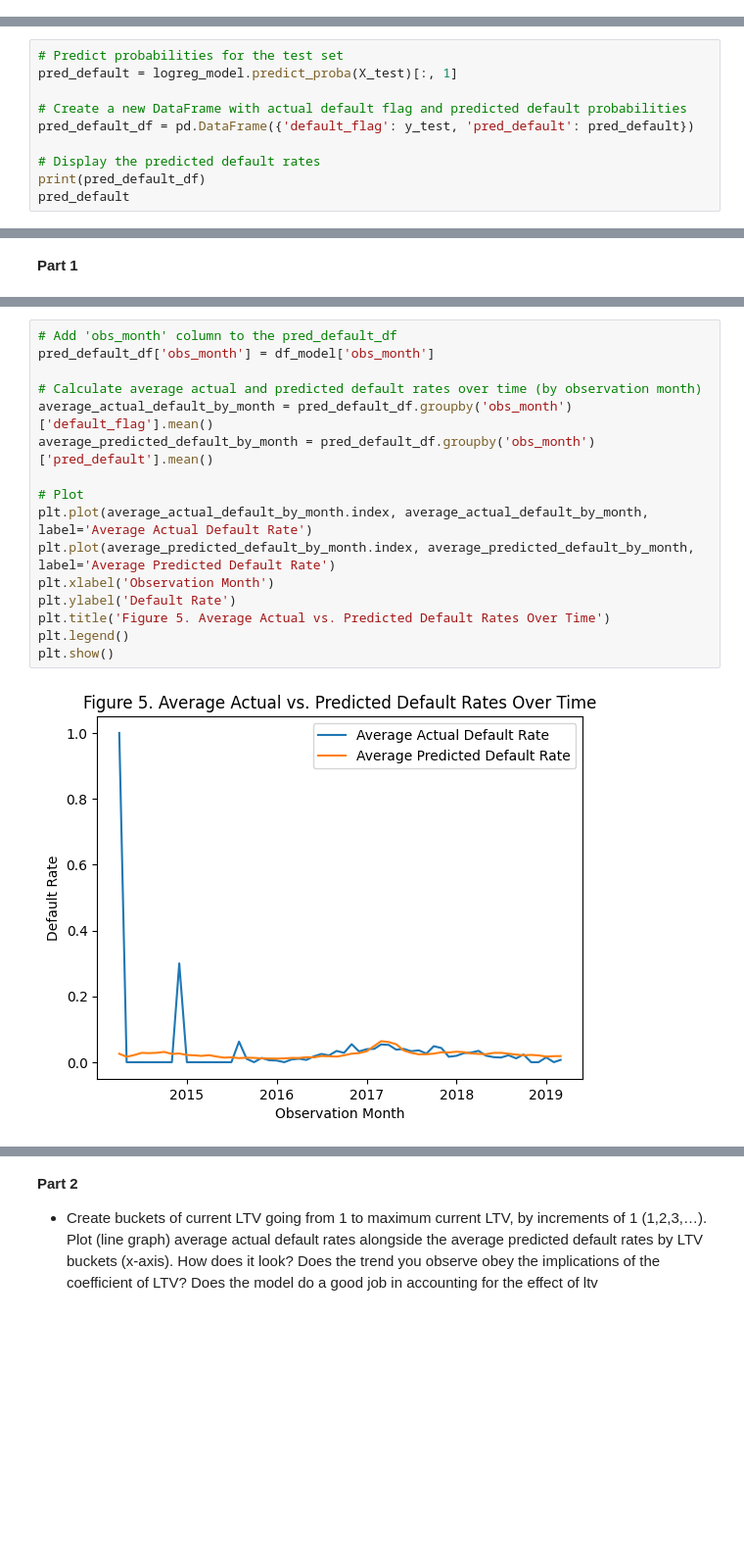
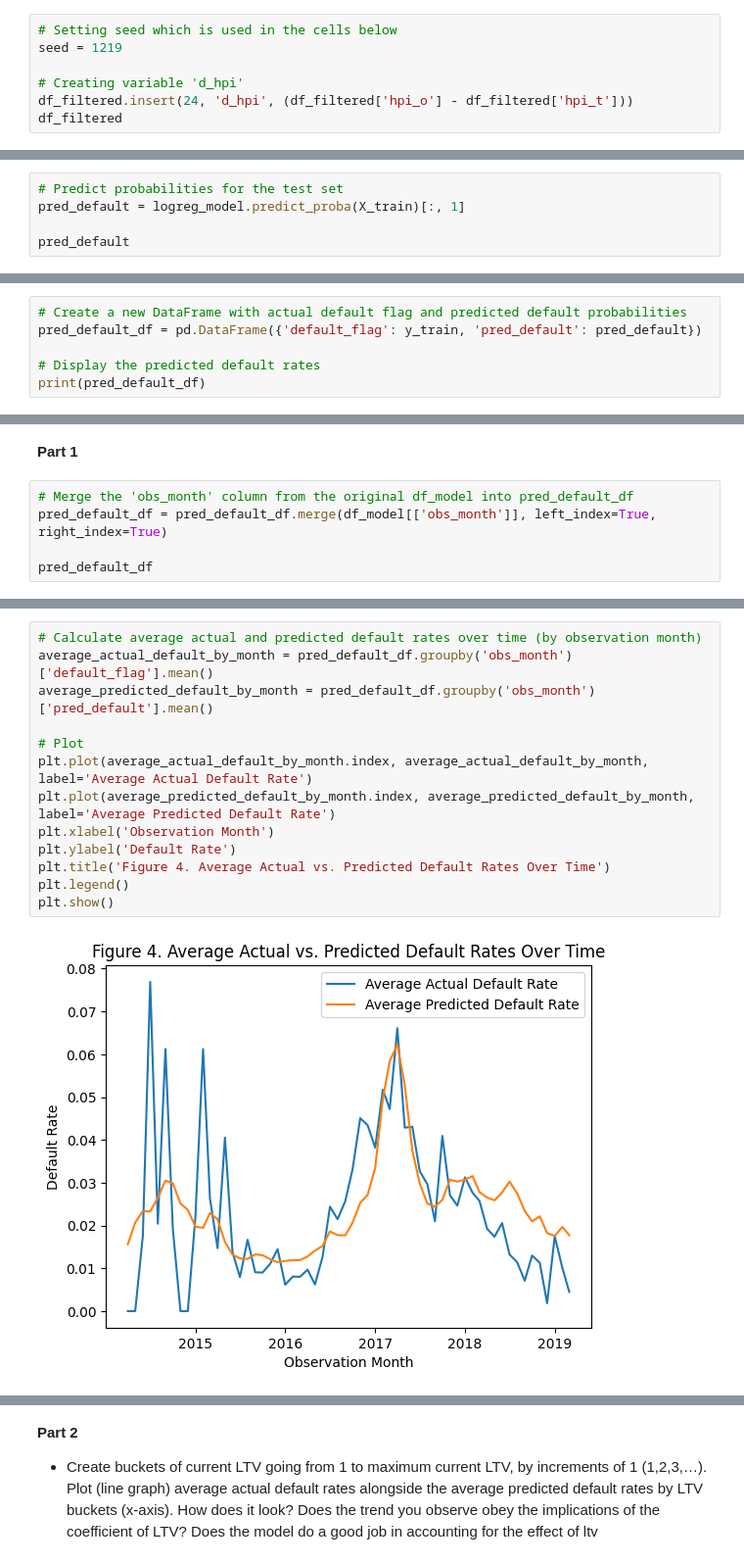
Before and after one commit to Milanomac/data-science-python, a Jupyter notebook: other-data-science-projects/02_challenge_loans/notebook_new.ipynb, the cells around one changed output, grey strips where cells are left out. Shown at 98% size. Saved outputs shown, nothing was run; the diff lists cells and outputs as text; blank space fills up the shorter version.

```diff
--- a/other-data-science-projects/02_challenge_loans/notebook_new.ipynb
+++ b/other-data-science-projects/02_challenge_loans/notebook_new.ipynb
@@ -486,0 +494,7 @@ See the caveats in the documentation: https://pandas.pydata.org/pandas-docs/stab
+# %%
+# Setting seed which is used in the cells below
+seed = 1219
+
+# Creating variable 'd_hpi'
+df_filtered.insert(24, 'd_hpi', (df_filtered['hpi_o'] - df_filtered['hpi_t']))
+df_filtered
@@ -571,0 +603,5 @@ Text(0.5, 1.0, 'Figure 4. Distribution of current_ltv')
+# %%
+# Predict probabilities for the test set
+pred_default = logreg_model.predict_proba(X_train)[:, 1]
+
+pred_default
@@ -572,12 +611,8 @@ Text(0.5, 1.0, 'Figure 4. Distribution of current_ltv')
 # %%
-# Predict probabilities for the test set
-pred_default = logreg_model.predict_proba(X_test)[:, 1]
-
 # Create a new DataFrame with actual default flag and predicted default probabilities
-pred_default_df = pd.DataFrame({'default_flag': y_test, 'pred_default': pred_default})
+pred_default_df = pd.DataFrame({'default_flag': y_train, 'pred_default': pred_default})
 
 # Display the predicted default rates
 print(pred_default_df)
-pred_default
 # %% [output]
        default_flag  pred_default
@@ -608,3 +641,8 @@ array([0.02325416, 0.00681073, 0.00946789, ..., 0.02874242, 0.0180424 ,
     - Create a single bar plot, comparing the average actual default rate to average predicted default rate, (side by side) per credit score category
 # %% [markdown]
 __Part 1__
+# %%
+# Merge the 'obs_month' column from the original df_model into pred_default_df
+pred_default_df = pred_default_df.merge(df_model[['obs_month']], left_index=True, right_index=True)
+
+pred_default_df
@@ -611,19 +663,16 @@ __Part 1__
 # %%
-# Add 'obs_month' column to the pred_default_df
-pred_default_df['obs_month'] = df_model['obs_month']
-
 # Calculate average actual and predicted default rates over time (by observation month)
 average_actual_default_by_month = pred_default_df.groupby('obs_month')['default_flag'].mean()
 average_predicted_default_by_month = pred_default_df.groupby('obs_month')['pred_default'].mean()
 
 # Plot
 plt.plot(average_actual_default_by_month.index, average_actual_default_by_month, label='Average Actual Default Rate')
 plt.plot(average_predicted_default_by_month.index, average_predicted_default_by_month, label='Average Predicted Default Rate')
 plt.xlabel('Observation Month')
 plt.ylabel('Default Rate')
-plt.title('Figure 5. Average Actual vs. Predicted Default Rates Over Time')
+plt.title('Figure 4. Average Actual vs. Predicted Default Rates Over Time')
 plt.legend()
 plt.show()
 # %% [output]
-[figure, old version]
+[figure, new version]
 # %% [markdown]
```
Also changed, not shown: parts of 35 cells of this notebook.
